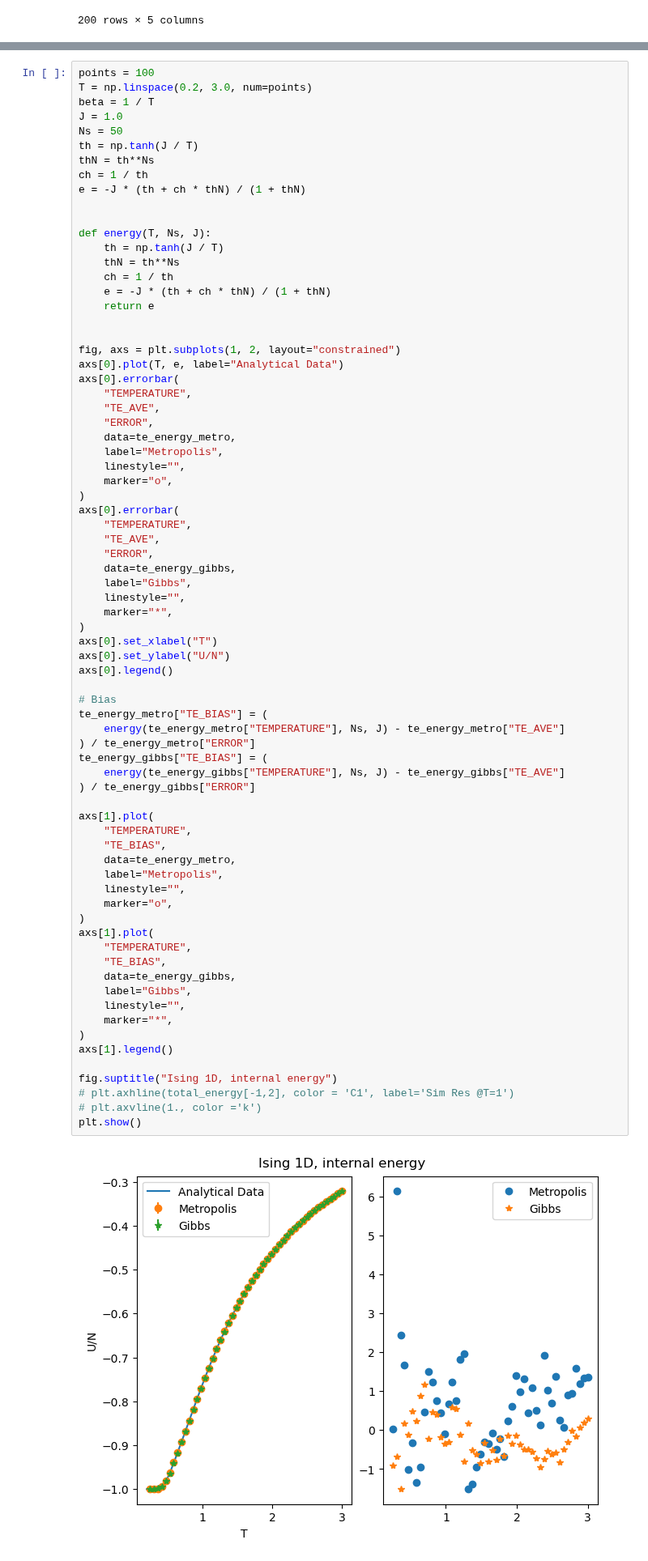
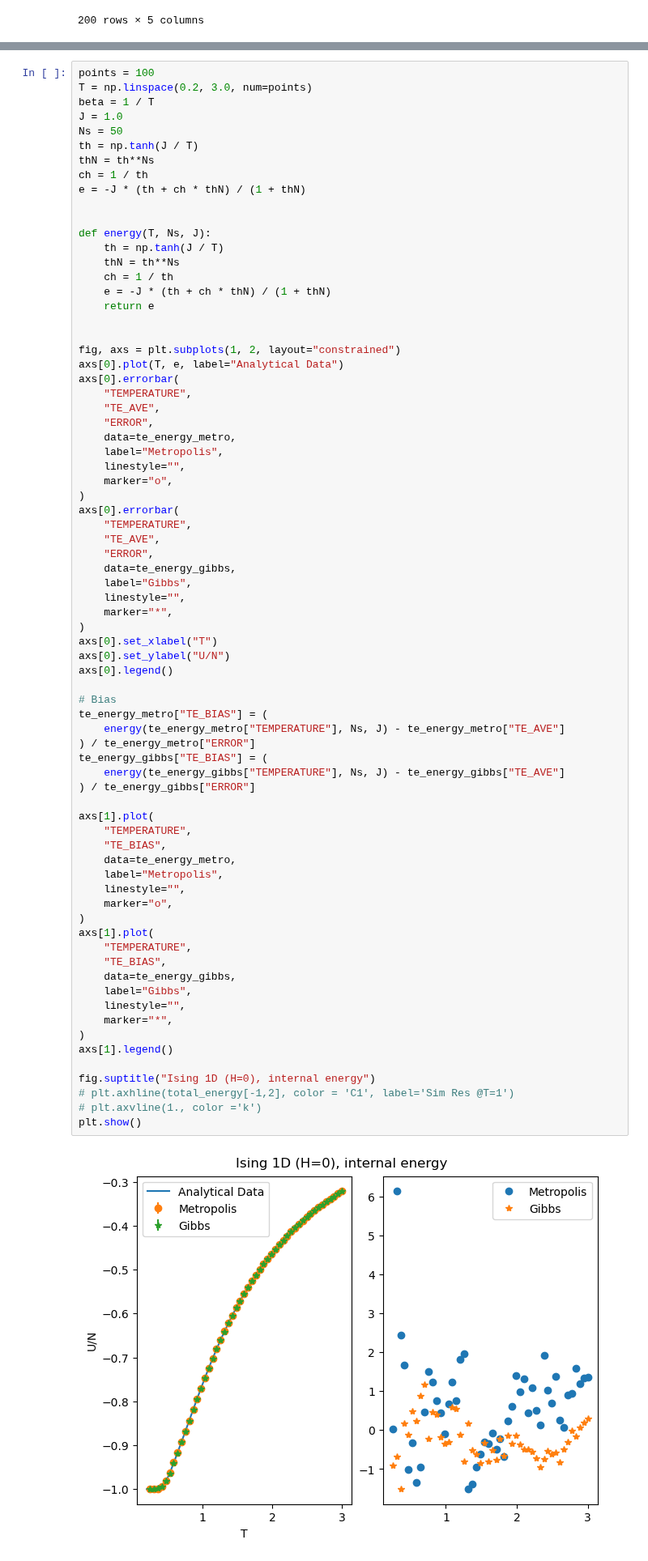
Before and after one commit to RandDouble/SimulazioneNumerica, a Jupyter notebook: LSN_Exercises_06.ipynb, the cells around one changed output, grey strips where cells are left out. Shown at 81% size. Drawn from its saved outputs; the diff is of its cells as text.

```diff
--- a/LSN_Exercises_06.ipynb
+++ b/LSN_Exercises_06.ipynb
@@ -181,35 +205,35 @@ axs[0].legend()
 # Bias
 te_energy_metro["TE_BIAS"] = (
     energy(te_energy_metro["TEMPERATURE"], Ns, J) - te_energy_metro["TE_AVE"]
 ) / te_energy_metro["ERROR"]
 te_energy_gibbs["TE_BIAS"] = (
     energy(te_energy_gibbs["TEMPERATURE"], Ns, J) - te_energy_gibbs["TE_AVE"]
 ) / te_energy_gibbs["ERROR"]
 
 axs[1].plot(
     "TEMPERATURE",
     "TE_BIAS",
     data=te_energy_metro,
     label="Metropolis",
     linestyle="",
     marker="o",
 )
 axs[1].plot(
     "TEMPERATURE",
     "TE_BIAS",
     data=te_energy_gibbs,
     label="Gibbs",
     linestyle="",
     marker="*",
 )
 axs[1].legend()
 
-fig.suptitle("Ising 1D, internal energy")
+fig.suptitle("Ising 1D (H=0), internal energy")
 # plt.axhline(total_energy[-1,2], color = 'C1', label='Sim Res @T=1')
 # plt.axvline(1., color ='k')
 plt.show()
 # %% [output]
-[figure, old version]
+[figure, new version]
 # %% [markdown]
 - the **Heat Capacity** (with $h=0$):
 
```
Also changed, not shown: parts of 11 cells of this notebook, 2 other files.
